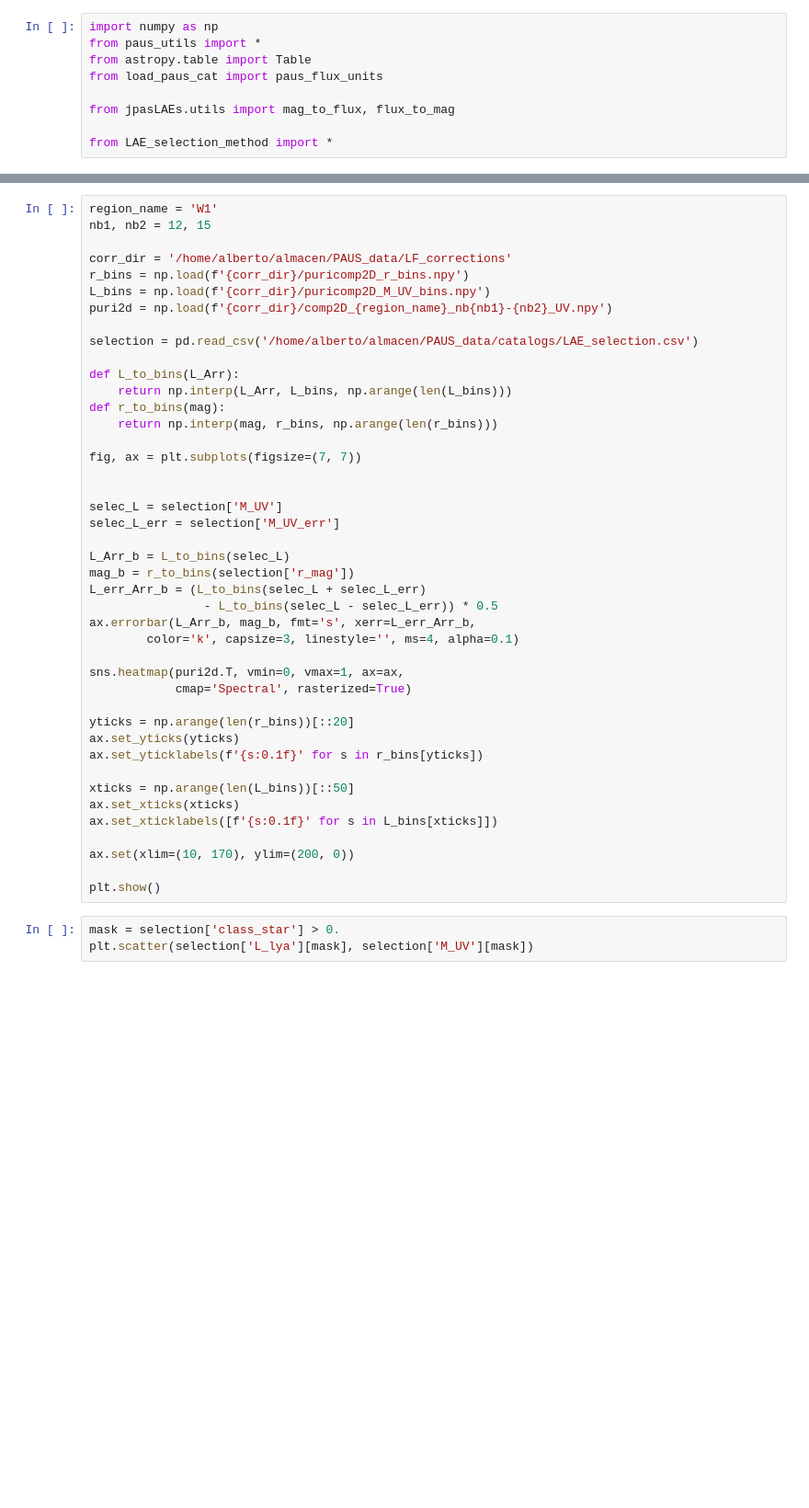
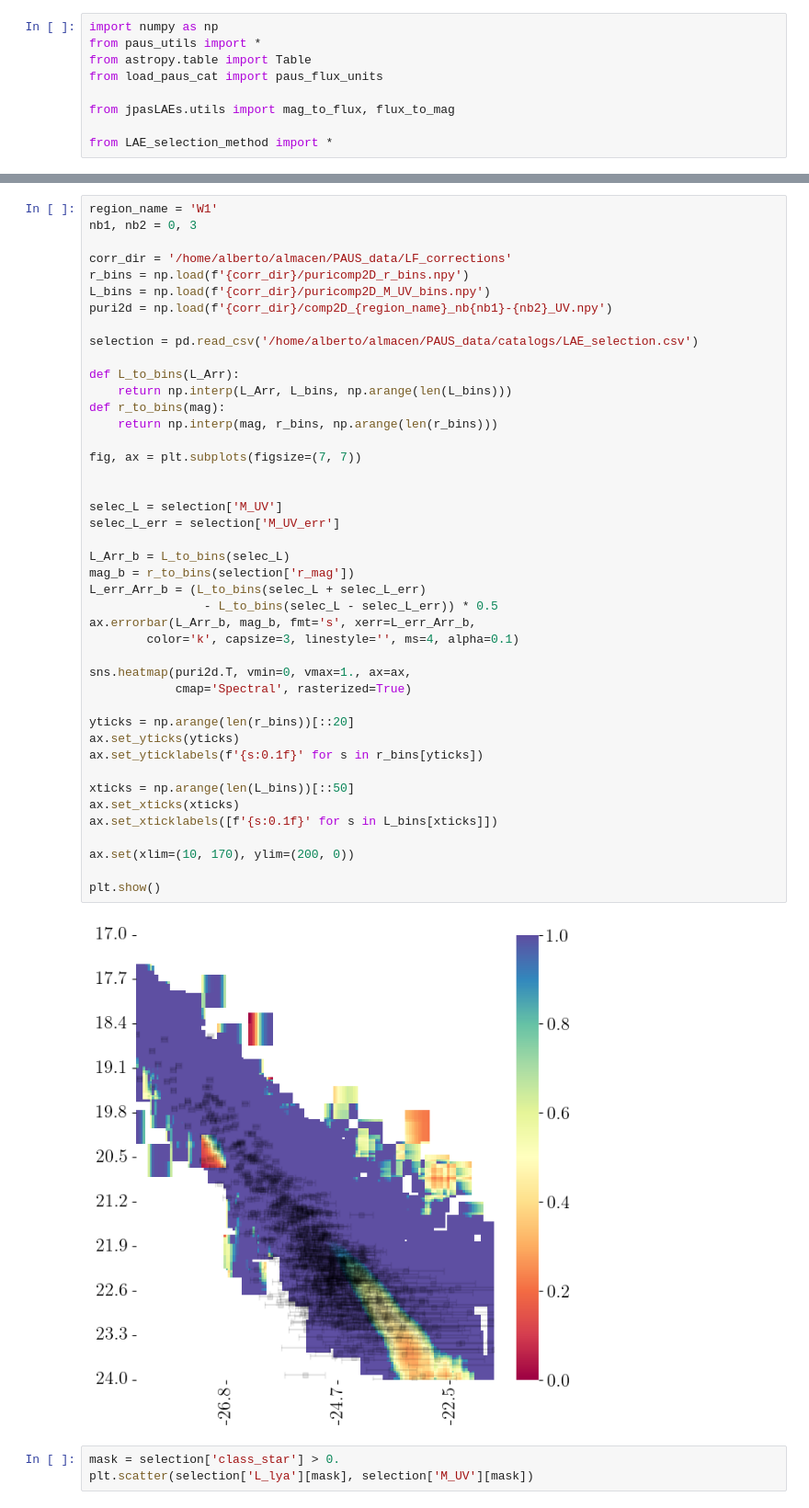
Before and after one commit to totoal/PAUS_LAEs, a Jupyter notebook: test_LAE_selection.ipynb, the cells around one changed output, grey strips where cells are left out. Shown at 92% size. Saved outputs shown, nothing was run; the diff lists cells and outputs as text; blank space fills up the shorter version.

```diff
--- a/test_LAE_selection.ipynb
+++ b/test_LAE_selection.ipynb
@@ -59,6 +61,6 @@ plt.show()
 # %%
 region_name = 'W1'
-nb1, nb2 = 12, 15
+nb1, nb2 = 0, 3
 
 corr_dir = '/home/alberto/almacen/PAUS_data/LF_corrections'
 r_bins = np.load(f'{corr_dir}/puricomp2D_r_bins.npy')
@@ -71,34 +73,36 @@ def L_to_bins(L_Arr):
     return np.interp(L_Arr, L_bins, np.arange(len(L_bins)))
 def r_to_bins(mag):
     return np.interp(mag, r_bins, np.arange(len(r_bins)))
 
 fig, ax = plt.subplots(figsize=(7, 7))
 
 
 selec_L = selection['M_UV']
 selec_L_err = selection['M_UV_err']
 
 L_Arr_b = L_to_bins(selec_L)
 mag_b = r_to_bins(selection['r_mag'])
 L_err_Arr_b = (L_to_bins(selec_L + selec_L_err)
                 - L_to_bins(selec_L - selec_L_err)) * 0.5
 ax.errorbar(L_Arr_b, mag_b, fmt='s', xerr=L_err_Arr_b,
         color='k', capsize=3, linestyle='', ms=4, alpha=0.1)
 
-sns.heatmap(puri2d.T, vmin=0, vmax=1, ax=ax,
+sns.heatmap(puri2d.T, vmin=0, vmax=1., ax=ax,
             cmap='Spectral', rasterized=True)
 
 yticks = np.arange(len(r_bins))[::20]
 ax.set_yticks(yticks)
 ax.set_yticklabels(f'{s:0.1f}' for s in r_bins[yticks])
 
 xticks = np.arange(len(L_bins))[::50]
 ax.set_xticks(xticks)
 ax.set_xticklabels([f'{s:0.1f}' for s in L_bins[xticks]])
 
 ax.set(xlim=(10, 170), ylim=(200, 0))
 
 plt.show()
+# %% [output]
+[figure, added]
 # %%
 mask = selection['class_star'] > 0.
 plt.scatter(selection['L_lya'][mask], selection['M_UV'][mask])
```
Also changed, not shown: parts of 7 cells of this notebook, 17 other files.
